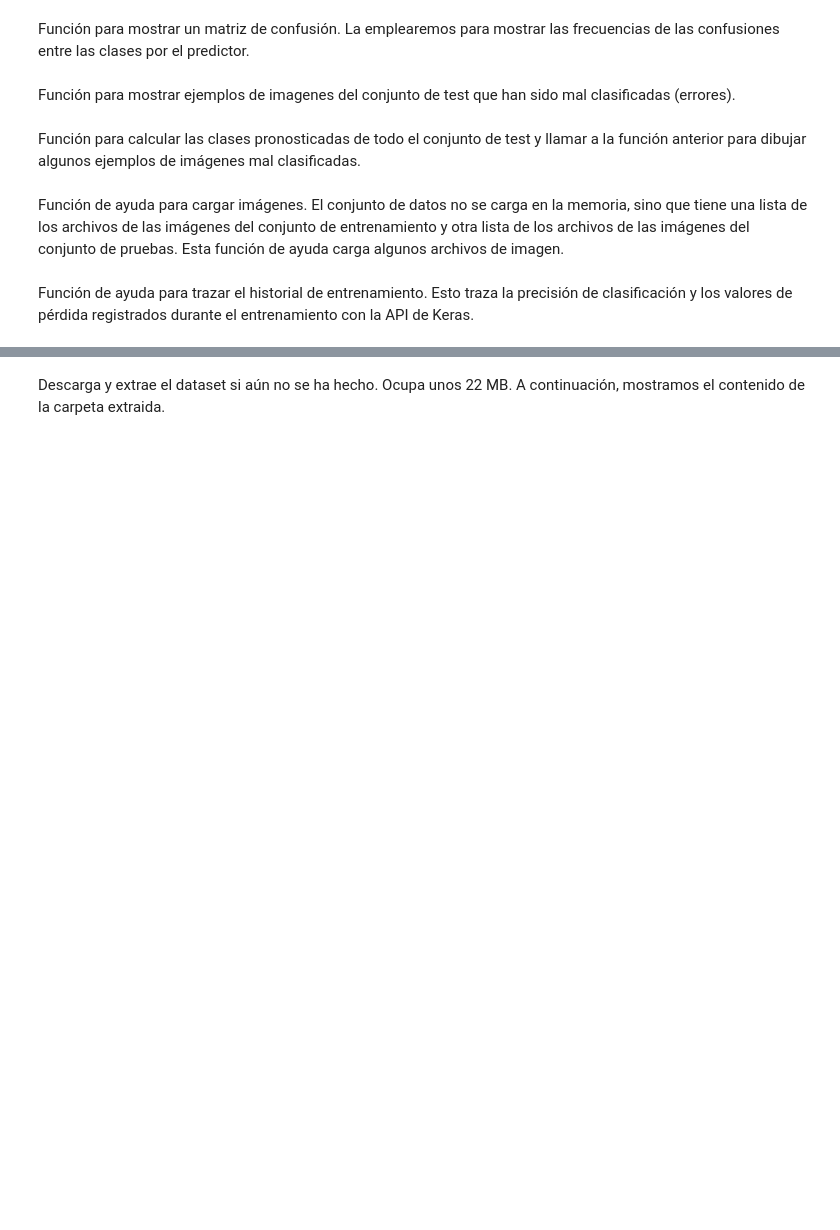
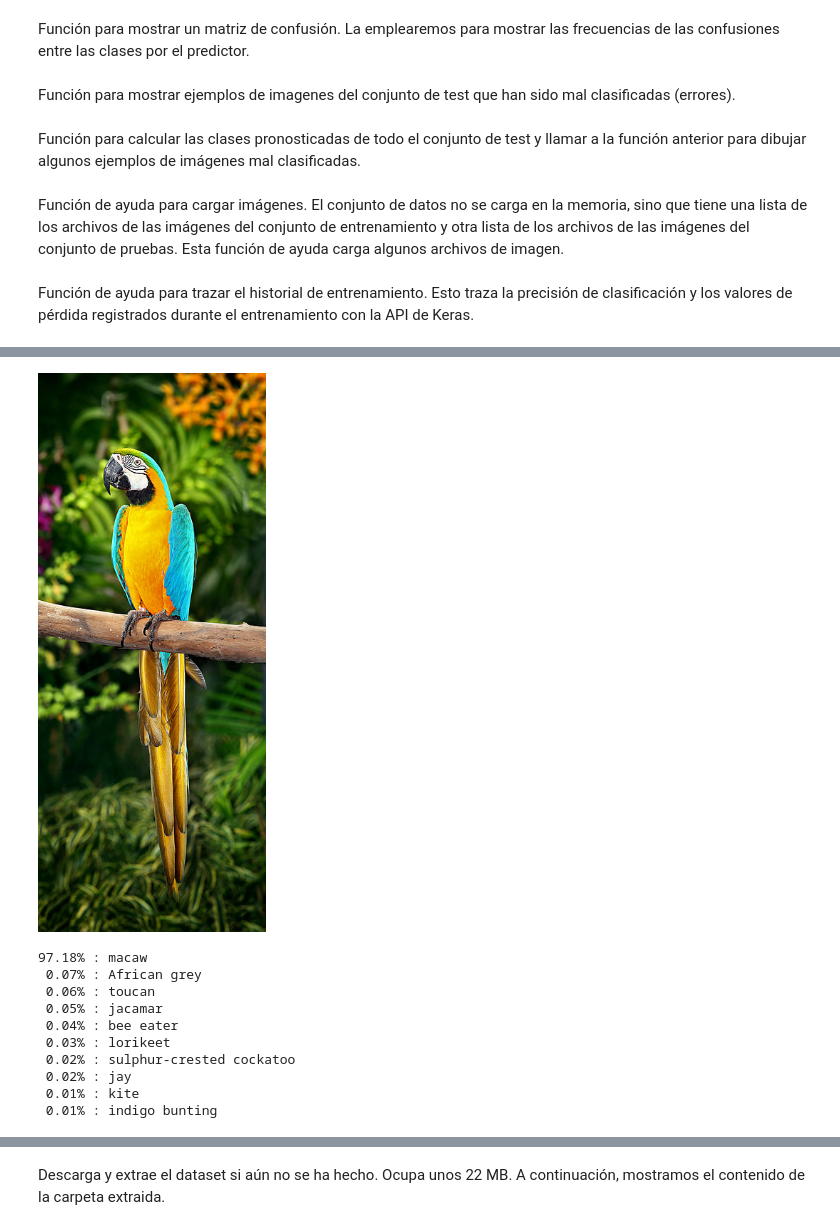
Before and after one commit to miguelamda/TL-tutorial, a Jupyter notebook: TransferLearning.ipynb, the cells around one changed output, grey strips where cells are left out. Drawn from its saved outputs; the diff is of its cells as text; code cells hidden in the pictures; blank space fills up the shorter version.

```diff
--- a/TransferLearning.ipynb
+++ b/TransferLearning.ipynb
@@ -257,0 +301,26 @@ Volvamos a cargar el conjunto de datos Knifey-Spoony que empleamos en el apartad
+# %%
+def predict(image_path):
+    # Carga y redimensiona la imagen usando PIL.
+    img = PIL.Image.open(image_path)
+    input_shape = model.layers[0].output_shape[1:3]
+    img_resized = img.resize(input_shape, PIL.Image.LANCZOS)
+
+    # Dibuja la imagen.
+    #plt.imshow(img_resized)
+    #plt.show()
+    display(Image(image_path))
+
+    # Convierte la imagen PIL a un numpy-array con la forma (shape) apropiada.
+    img_array = np.expand_dims(np.array(img_resized), axis=0)
+
+    # Usa el modelo InceptionV3 para hacer la predicción.
+    # Esto devuelve un array con 1000 números, correspondientes a
+    # las clases del dataset ImageNet.
+    pred = model.predict(preprocess_input(img_array))
+
+    # Decodifica la salida del modelo InceptionV3.
+    pred_decoded = decode_predictions(pred)[0]
+
+    # Imprime las predicciónes.
+    for code, name, score in pred_decoded:
+        print("{0:>6.2%} : {1}".format(score, name))
@@ -257,0 +348,14 @@ Volvamos a cargar el conjunto de datos Knifey-Spoony que empleamos en el apartad
+# %%
+predict(image_path="images/parrot.jpg")
+# %% [output]
+[figure, added]
+97.18% : macaw
+ 0.07% : African grey
+ 0.06% : toucan
+ 0.05% : jacamar
+ 0.04% : bee eater
+ 0.03% : lorikeet
+ 0.02% : sulphur-crested cockatoo
+ 0.02% : jay
+ 0.01% : kite
+ 0.01% : indigo bunting
```
Also changed, not shown: parts of 103 cells of this notebook.
